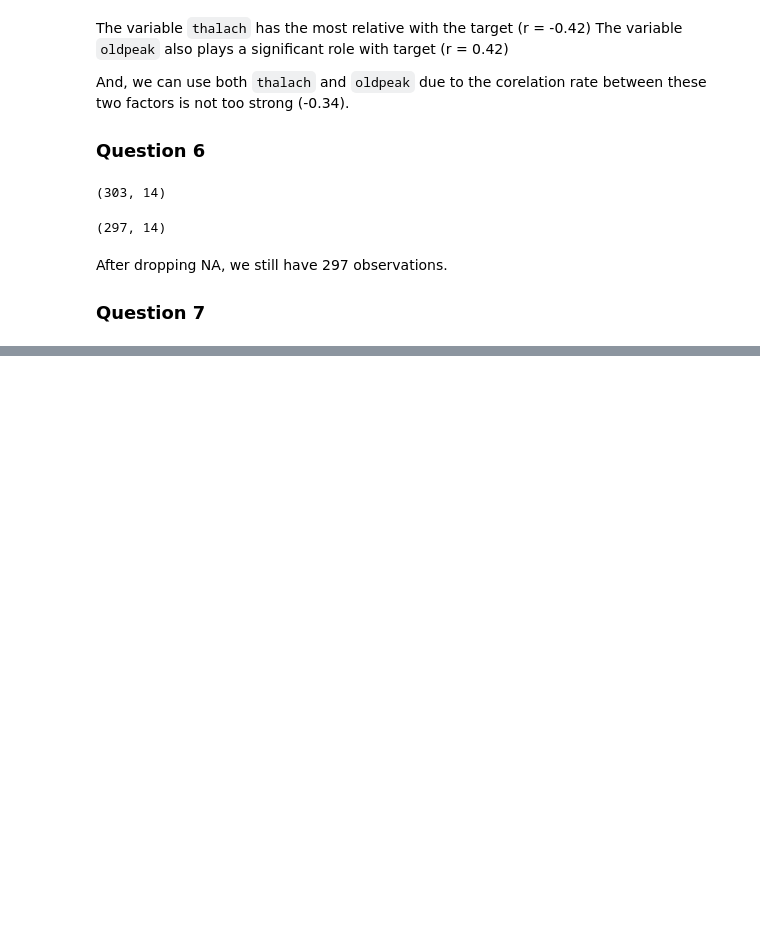
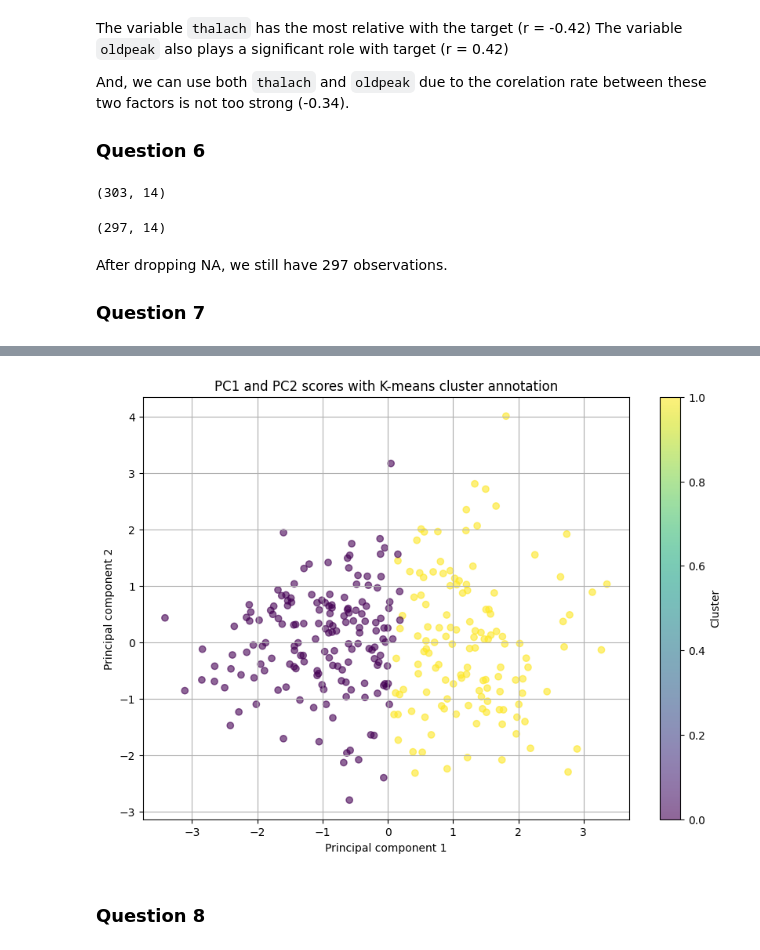
Before and after one commit to jings3/3DA3-A6, a Jupyter notebook: 3DA3A6.ipynb, the cells around one changed output, grey strips where cells are left out. Saved outputs shown, nothing was run; the diff lists cells and outputs as text; code cells hidden in the pictures; blank space fills up the shorter version.

```diff
--- a/3DA3A6.ipynb
+++ b/3DA3A6.ipynb
@@ -265,0 +284,7 @@ After dropping NA, we still have 297 observations.
+# %%
+best_k = 2
+kmeans_best = KMeans(n_clusters=best_k, n_init=20, random_state=42).fit(X)
+labels_best = kmeans_best.labels_
+
+cluster_counts = pd.Series(labels_best).value_counts()
+print("Count of each Cluster:\n", cluster_counts)
@@ -265,0 +352,27 @@ After dropping NA, we still have 297 observations.
+# %%
+pcs_selected = pc_scores[['PC1', 'PC2']].copy()
+pcs_selected['Cluster'] = labels_best
+
+plt.figure(figsize=(10, 7))
+
+scatter = plt.scatter(
+    pcs_selected['PC1'],
+    pcs_selected['PC2'],
+    c=pcs_selected['Cluster'],
+    cmap='viridis',
+    alpha=0.6
+)
+
+plt.xlabel('Principal component 1')
+plt.ylabel('Principal component 2')
+plt.title('PC1 and PC2 scores with K-means cluster annotation')
+
+cbar = plt.colorbar(scatter)
+cbar.set_label('Cluster')
+
+plt.grid(True)
+plt.show()
+# %% [output]
+[figure, added]
+# %% [markdown]
+### Question 8
```
Also changed, not shown: parts of 7 cells of this notebook.
